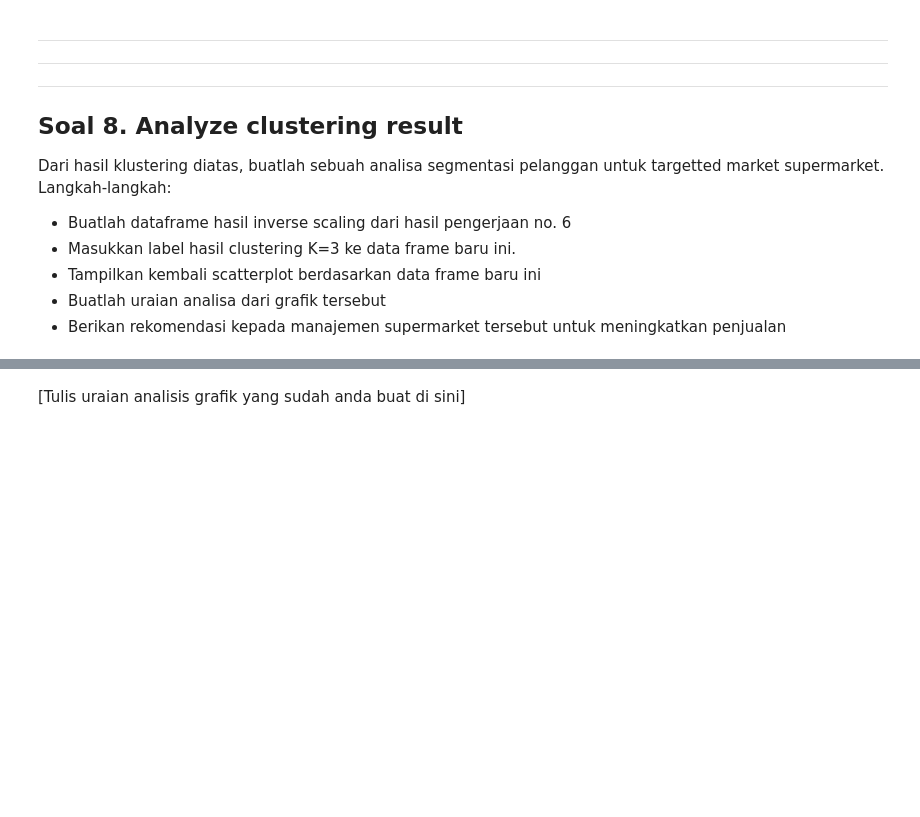
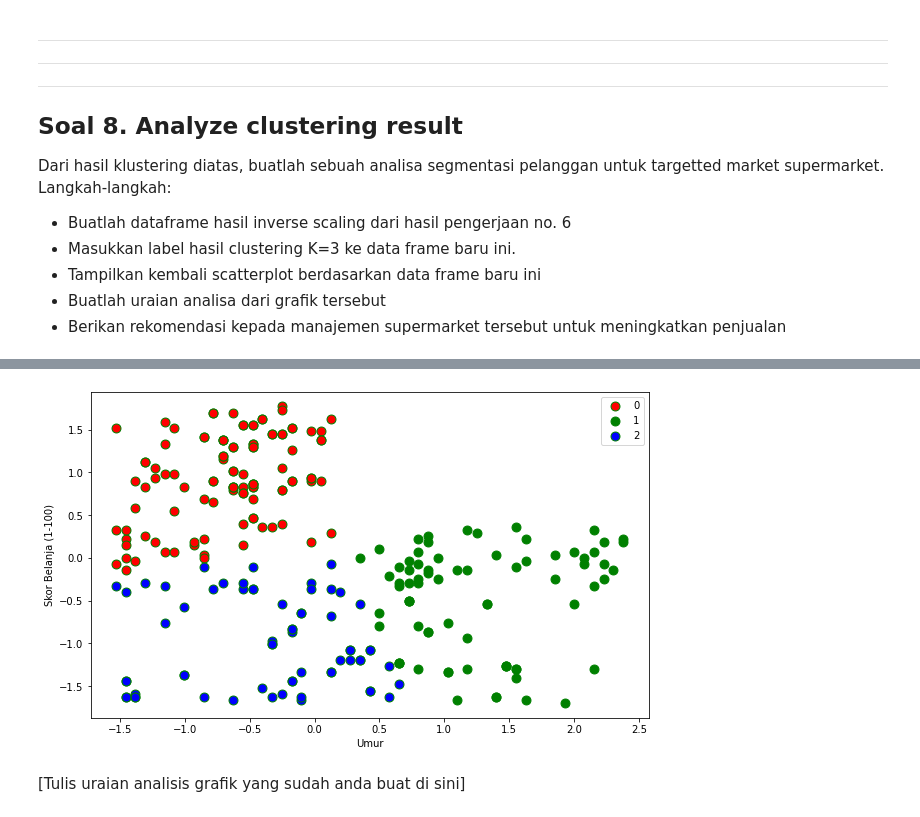
Before and after one commit to ighfirlyan/scikit-learn, a Jupyter notebook: Tugas_pekan_4_PDS(MiniProject).ipynb, the cells around one changed output, grey strips where cells are left out. Saved outputs shown, nothing was run; the diff lists cells and outputs as text; code cells hidden in the pictures; blank space fills up the shorter version.

Commit message:
update sklearn

```diff
--- a/Tugas_pekan_4_PDS(MiniProject).ipynb
+++ b/Tugas_pekan_4_PDS(MiniProject).ipynb
@@ -685,0 +826,5 @@ new_df1
+# %%
+# merubah hasil scalling neo_output ke dataframe
+
+neo_output_df = pd.DataFrame(neo_output)
+neo_output_df
@@ -685,0 +845,9 @@ new_df1
+# %%
+#Import module
+from sklearn.cluster import KMeans
+
+#Initialize the class object
+neo_kmeans_n3 = kmeans_n3
+
+model_c = neo_kmeans_n3.fit(neo_output_df)
+model_c
@@ -685,0 +856,5 @@ new_df1
+# %%
+#predict the labels of clusters.
+
+label_c = neo_kmeans_n3.fit_predict(neo_output_df)
+label_c
@@ -686,3 +874,23 @@ new_df1
+# %%
+neo_filtered_label0 = neo_output_df[label_c == 0]
+neo_filtered_label1 = neo_output_df[label_c == 1]
+neo_filtered_label2 = neo_output_df[label_c == 2]
+# %%
+#Tampilkan dalam scatterplot
+
+fig, ax = plt.subplots(figsize=(10,6))
+
+plt.scatter(neo_filtered_label0[0] , neo_filtered_label0[1], s=80, c='red', marker ="o", edgecolor ="green", label=0)
+plt.scatter(neo_filtered_label1[0], neo_filtered_label1[1], s=80, c='green', marker ="o", edgecolor ="green", label=1)
+plt.scatter(neo_filtered_label2[0] , neo_filtered_label2[1], s=80, c='blue', marker ="o", edgecolor ="green", label=2)
+
+plt.legend()
+ax.set_ylabel('Skor Belanja (1-100)')
+ax.set_xlabel('Umur')
+
+plt.show()
+# %% [output]
+[figure, added]
 # %% [markdown]
 \[Tulis uraian analisis grafik yang sudah anda buat di sini\]
 # %% [markdown]
```
Also changed, not shown: parts of 33 cells of this notebook, 3 other files.
